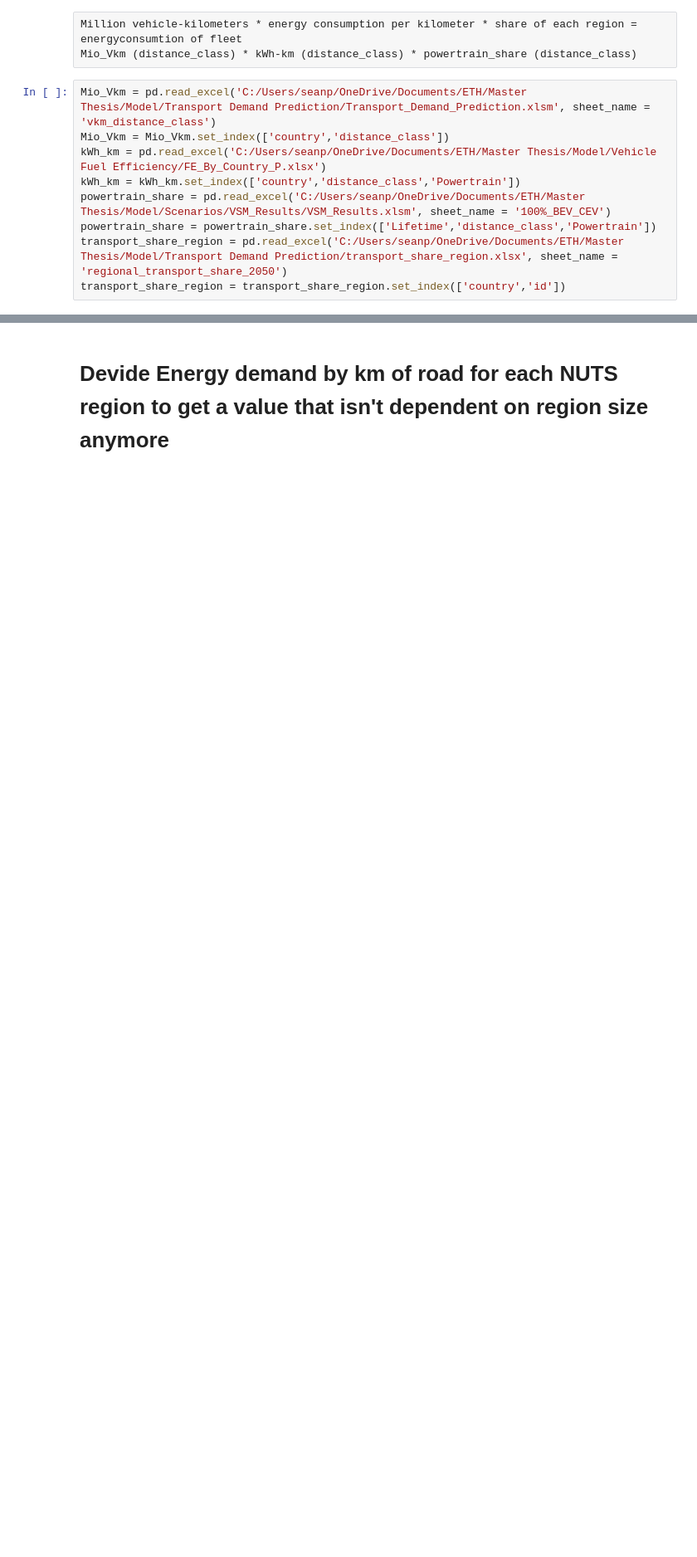
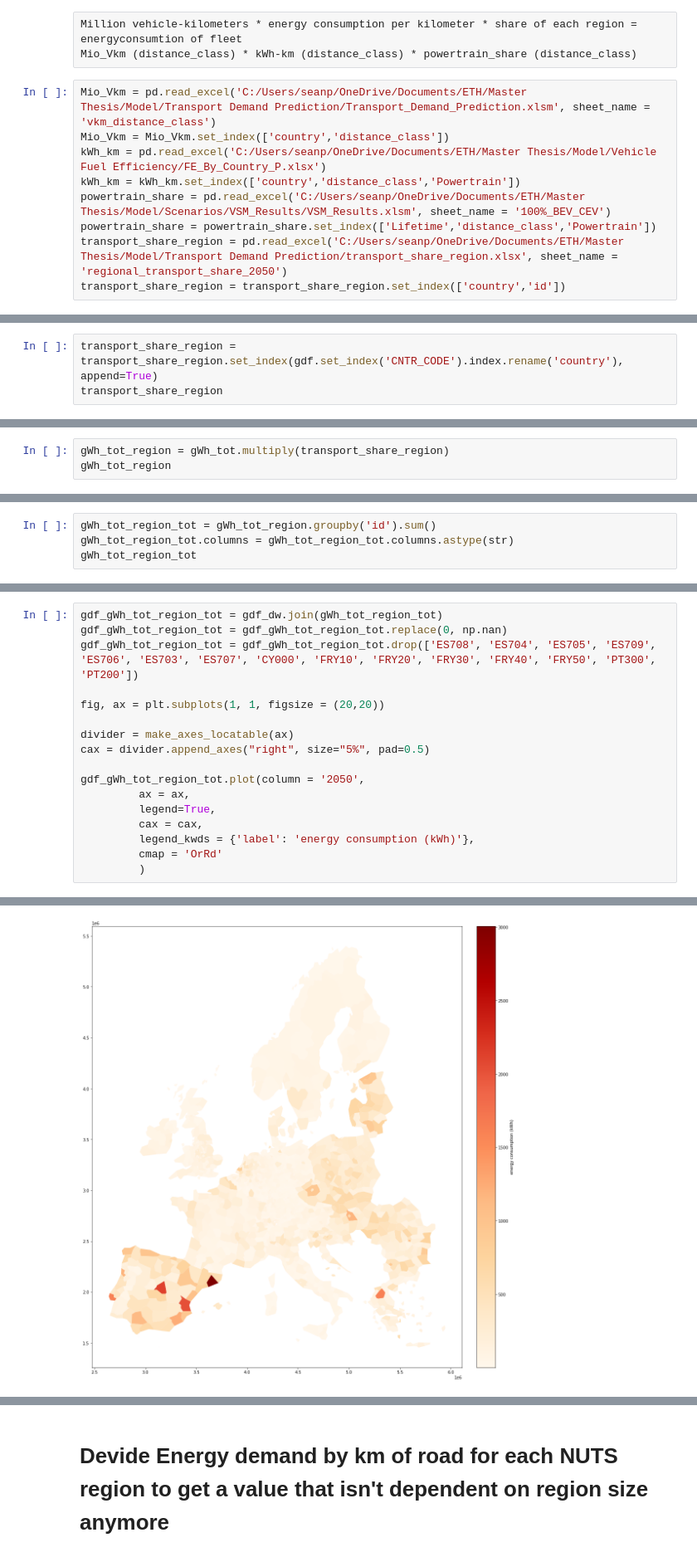
Before and after one commit to Frostie10/eurostat_test, a Jupyter notebook: test_eurostat.ipynb, the cells around one changed output, grey strips where cells are left out. Shown at 83% size. Drawn from its saved outputs; the diff is of its cells as text; blank space fills up the shorter version.

```diff
--- a/test_eurostat.ipynb
+++ b/test_eurostat.ipynb
@@ -669,0 +565,3 @@ transport_share_region = transport_share_region.set_index(['country','id'])
+# %%
+transport_share_region = transport_share_region.set_index(gdf.set_index('CNTR_CODE').index.rename('country'), append=True)
+transport_share_region
@@ -851,0 +671,3 @@ kWh_tot_region
+# %%
+gWh_tot_region = gWh_tot.multiply(transport_share_region)
+gWh_tot_region
@@ -851,0 +683,4 @@ kWh_tot_region
+# %%
+gWh_tot_region_tot = gWh_tot_region.groupby('id').sum()
+gWh_tot_region_tot.columns = gWh_tot_region_tot.columns.astype(str)
+gWh_tot_region_tot
@@ -851,0 +707,18 @@ kWh_tot_region
+# %%
+gdf_gWh_tot_region_tot = gdf_dw.join(gWh_tot_region_tot)
+gdf_gWh_tot_region_tot = gdf_gWh_tot_region_tot.replace(0, np.nan)
+gdf_gWh_tot_region_tot = gdf_gWh_tot_region_tot.drop(['ES708', 'ES704', 'ES705', 'ES709', 'ES706', 'ES703', 'ES707', 'CY000', 'FRY10', 'FRY20', 'FRY30', 'FRY40', 'FRY50', 'PT300', 'PT200'])
+
+fig, ax = plt.subplots(1, 1, figsize = (20,20))
+
+divider = make_axes_locatable(ax)
+cax = divider.append_axes("right", size="5%", pad=0.5)
+
+gdf_gWh_tot_region_tot.plot(column = '2050',
+         ax = ax,
+         legend=True,
+         cax = cax,
+         legend_kwds = {'label': 'energy consumption (kWh)'},
+         cmap = 'OrRd'
+         )
+# %% [output]
@@ -851,0 +726 @@ kWh_tot_region
+[figure, added]
```
Also changed, not shown: parts of 82 cells of this notebook.
